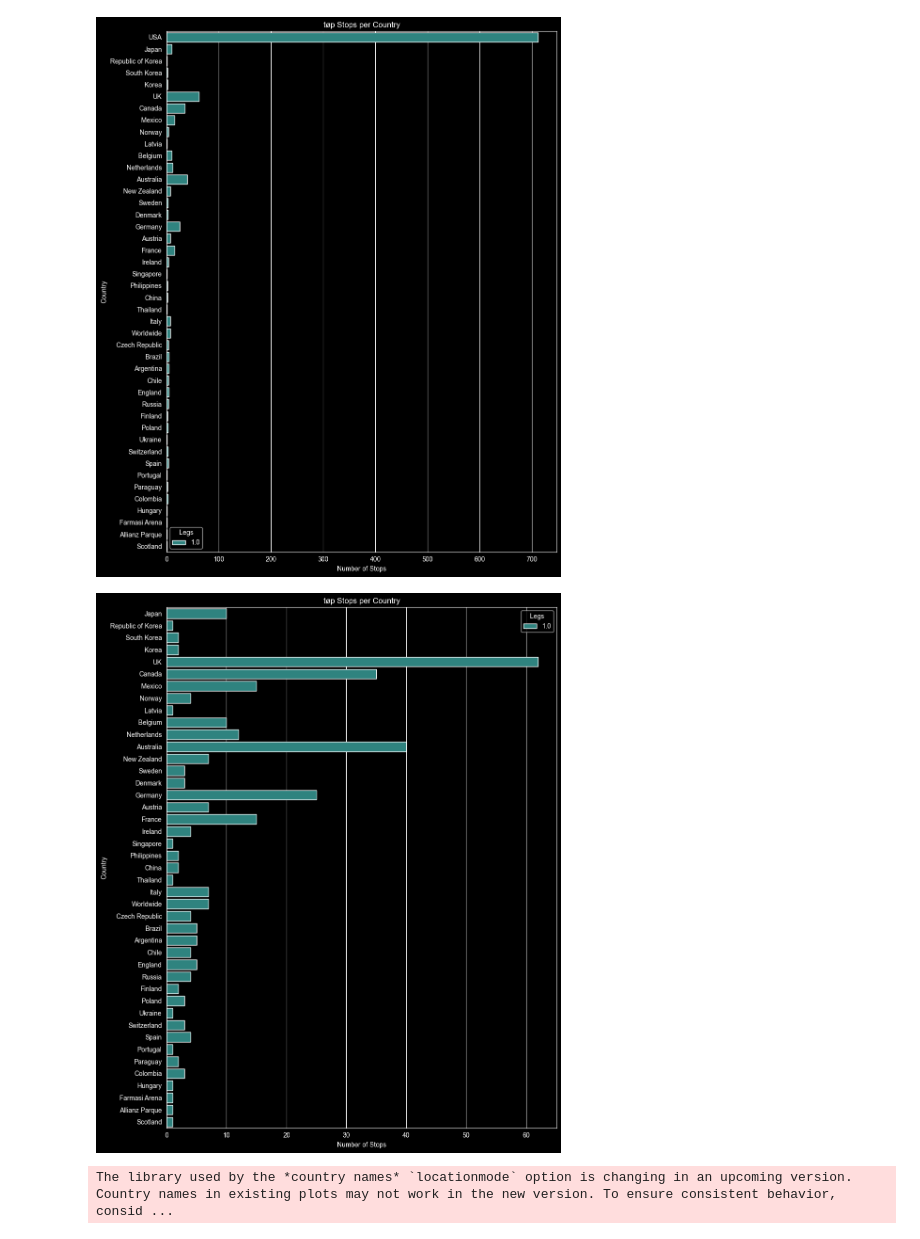
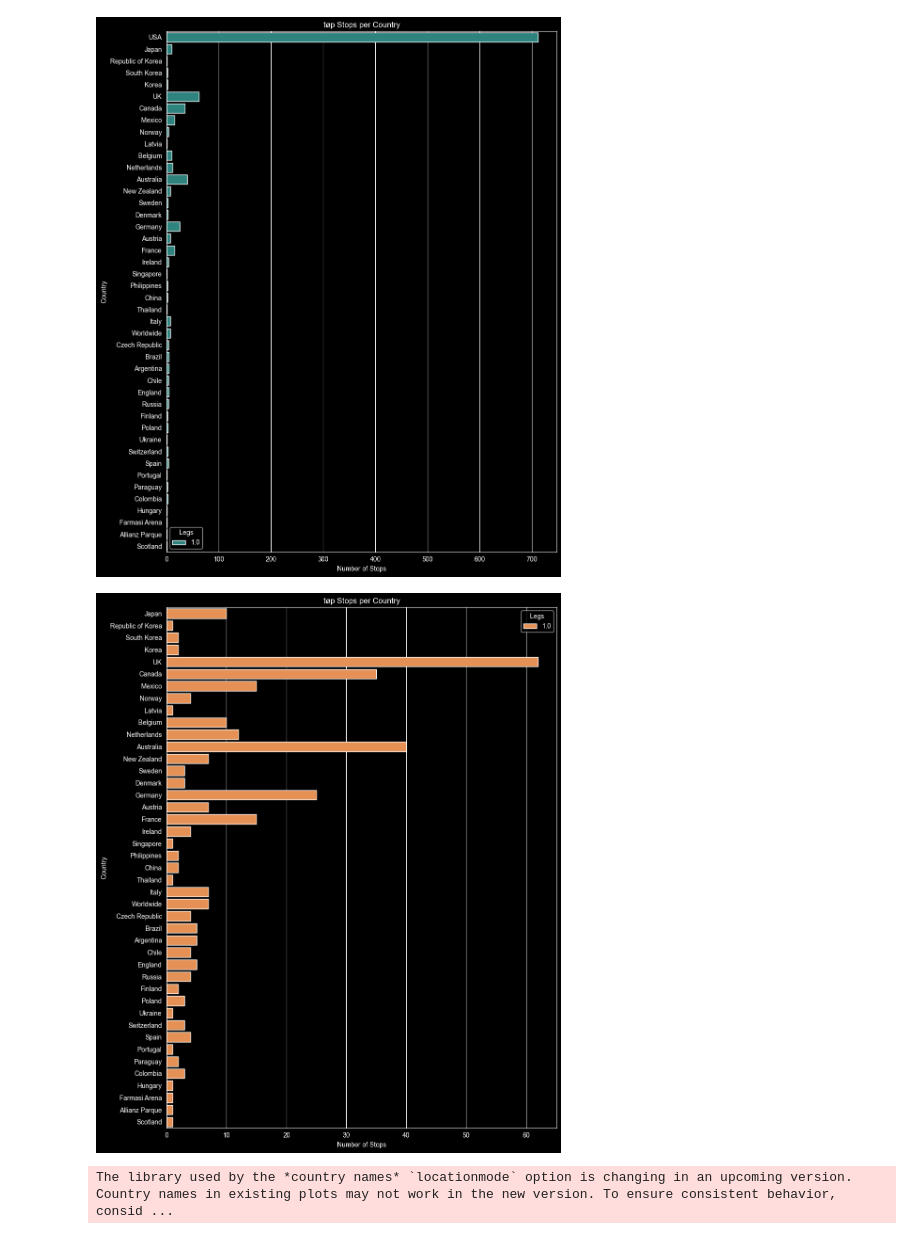
Before and after one commit to MeredithClikkie/torchbearerlab.github.io, a Jupyter notebook: TØPTourStops.ipynb, the cells around one changed output. Saved outputs shown, nothing was run; the diff lists cells and outputs as text; code cells hidden in the pictures.

```diff
--- a/TØPTourStops.ipynb
+++ b/TØPTourStops.ipynb
@@ -229,22 +229,22 @@ plt.show()
 # %%
 # Filter out a specific country
 df_filtered = df1[df1['Country'] != 'USA']
 
 # Set the figure size so the country names aren't squashed
 plt.figure(figsize=(10, 12))
 
 # Use countplot to actually count occurrences of each country
-sns.countplot(data=df_filtered, y="Country", hue ='Legs', palette="viridis")
+sns.countplot(data=df_filtered, y="Country", hue ='Legs', palette="YlOrRd")
 
 plt.title('tøp Stops per Country')
 plt.xlabel('Number of Stops')
 plt.ylabel('Country')
 
 # Optional: Adjust layout to prevent clipping of labels
 plt.tight_layout()
 plt.show()
 # %% [output]
-[figure, old version]
+[figure, new version]
 # %%
 # Use .copy() to create a dedicated DataFrame
 df_usa = df1[df1['Country'] == 'USA'].copy()
```
Also changed, not shown: parts of 1 cell of this notebook, 1 other file.
